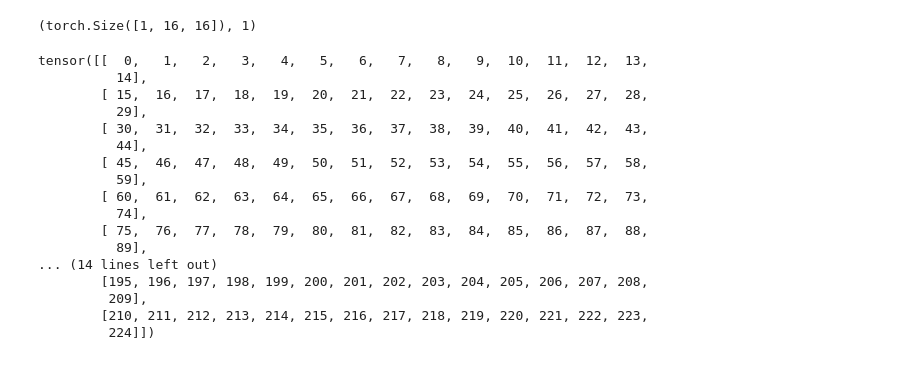
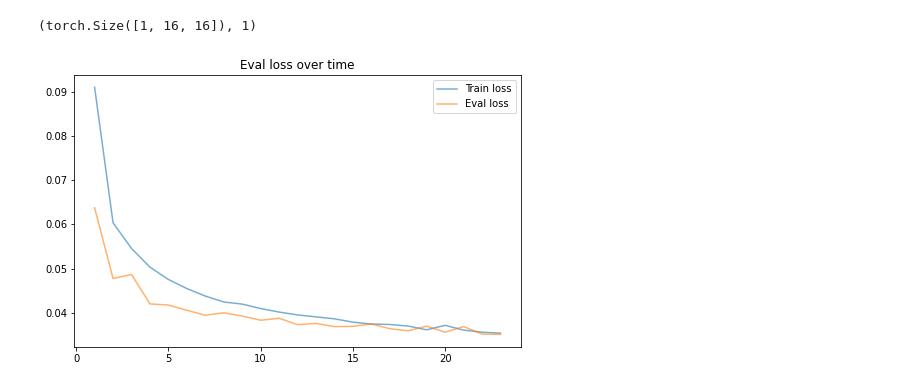
Before and after one commit to TheMoon2000/cs280-final-project, a Jupyter notebook: playground.ipynb, the cells around one changed output. Cells and saved outputs as stored; diff of their text form; code cells hidden in the pictures.

```diff
--- a/playground.ipynb
+++ b/playground.ipynb
@@ -80,23 +77,18 @@ relative_position_bias.shape, ratio
 # %% [output]
 torch.Size([1, 16, 16])
 (torch.Size([1, 16, 16]), 1)
-# %%
-print(bias_table.squeeze())
-# %% [output]
-tensor([[  0,   1,   2,   3,   4,   5,   6,   7,   8,   9,  10,  11,  12,  13,
-          14],
-        [ 15,  16,  17,  18,  19,  20,  21,  22,  23,  24,  25,  26,  27,  28,
-          29],
-        [ 30,  31,  32,  33,  34,  35,  36,  37,  38,  39,  40,  41,  42,  43,
-          44],
-        [ 45,  46,  47,  48,  49,  50,  51,  52,  53,  54,  55,  56,  57,  58,
-          59],
-        [ 60,  61,  62,  63,  64,  65,  66,  67,  68,  69,  70,  71,  72,  73,
-          74],
-        [ 75,  76,  77,  78,  79,  80,  81,  82,  83,  84,  85,  86,  87,  88,
-          89],
-... (14 lines left out)
-        [195, 196, 197, 198, 199, 200, 201, 202, 203, 204, 205, 206, 207, 208,
-         209],
-        [210, 211, 212, 213, 214, 215, 216, 217, 218, 219, 220, 221, 222, 223,
-         224]])
+# %%
+def plot_learning_curve(model_name: str):
+    with open(f"{model_name}/stats.pk", 'rb') as f:
+        data = pickle.load(f)
+    train_loss = [x['train_loss'] for x in data]
+    eval_loss = [x['eval_loss'] for x in data]
+    epochs = [x['epoch'] for x in data]
+    plt.figure(figsize=(8, 5), facecolor='white')
+    plt.title('Eval loss over time')
+    plt.plot(epochs, train_loss, alpha=0.6, label='Train loss')
+    plt.plot(epochs, eval_loss, alpha=0.6, label='Eval loss')
+    plt.legend()
+plot_learning_curve('checkpoints/color-dpt-base')
+# %% [output]
+[figure, added]
```
Also changed, not shown: parts of 8 cells of this notebook, 9 other files.
